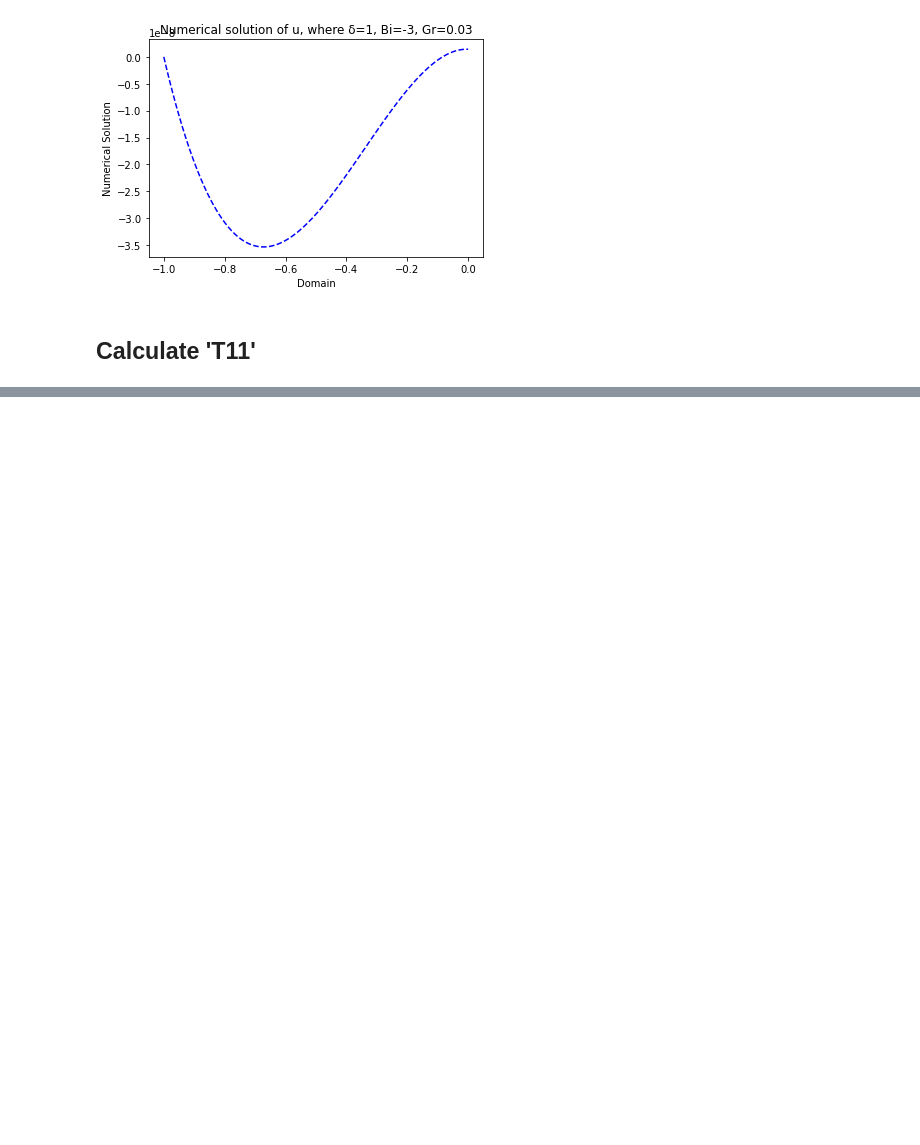
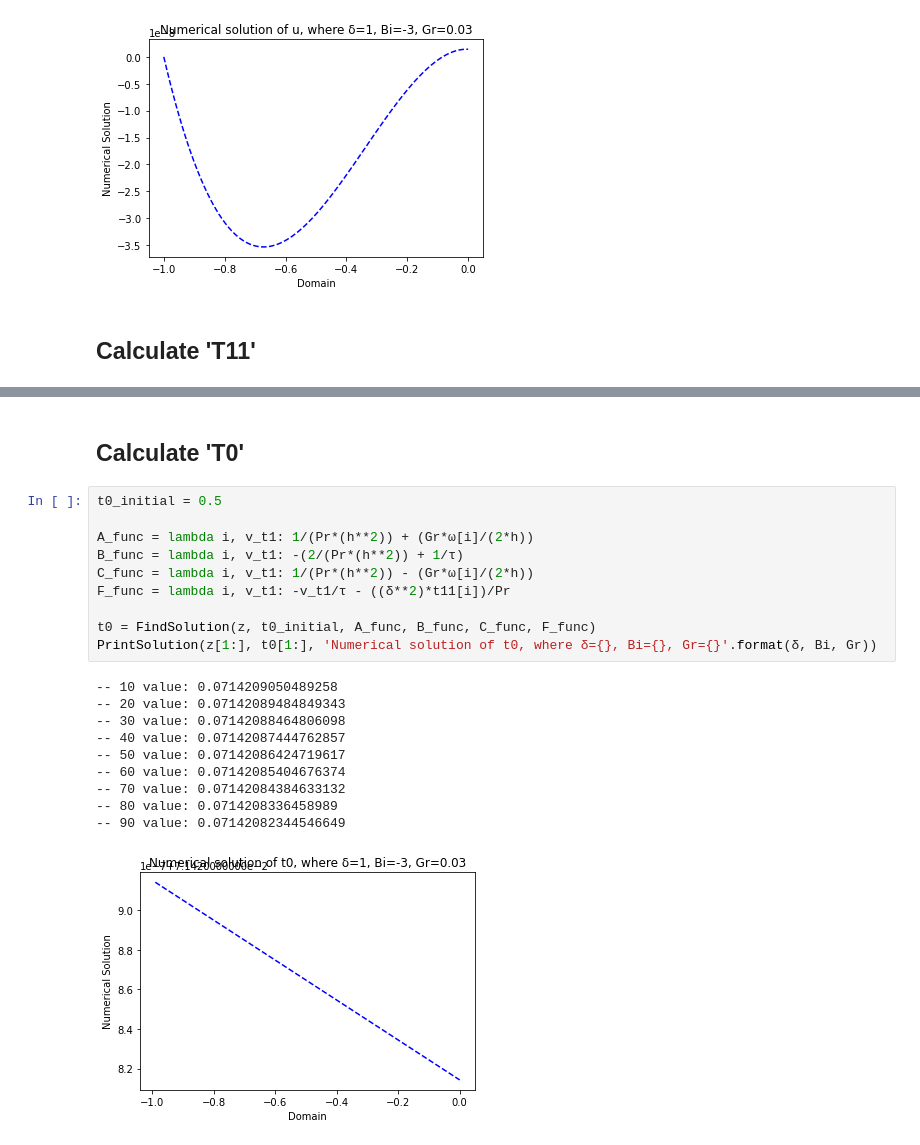
Before and after one commit to SvetlanaSV04/SolveSystemTDMS, a Jupyter notebook: solve.ipynb, the cells around one changed output, grey strips where cells are left out. Saved outputs shown, nothing was run; the diff lists cells and outputs as text; blank space fills up the shorter version.

```diff
--- a/solve.ipynb
+++ b/solve.ipynb
@@ -326,0 +405,23 @@ PrintSolution(z, t11, 'Numerical solution of t11, where δ={}, Bi={}, Gr={}'.for
+# %% [markdown]
+## Calculate 'T0'
+# %%
+t0_initial = 0.5
+
+A_func = lambda i, v_t1: 1/(Pr*(h**2)) + (Gr*ω[i]/(2*h))
+B_func = lambda i, v_t1: -(2/(Pr*(h**2)) + 1/τ)
+C_func = lambda i, v_t1: 1/(Pr*(h**2)) - (Gr*ω[i]/(2*h))
+F_func = lambda i, v_t1: -v_t1/τ - ((δ**2)*t11[i])/Pr
+
+t0 = FindSolution(z, t0_initial, A_func, B_func, C_func, F_func)
+PrintSolution(z[1:], t0[1:], 'Numerical solution of t0, where δ={}, Bi={}, Gr={}'.format(δ, Bi, Gr))
+# %% [output]
+-- 10 value: 0.0714209050489258
+-- 20 value: 0.07142089484849343
+-- 30 value: 0.07142088464806098
+-- 40 value: 0.07142087444762857
+-- 50 value: 0.07142086424719617
+-- 60 value: 0.07142085404676374
+-- 70 value: 0.07142084384633132
+-- 80 value: 0.0714208336458989
+-- 90 value: 0.07142082344546649
+[figure, added]
```
Also changed, not shown: parts of 7 cells of this notebook.
